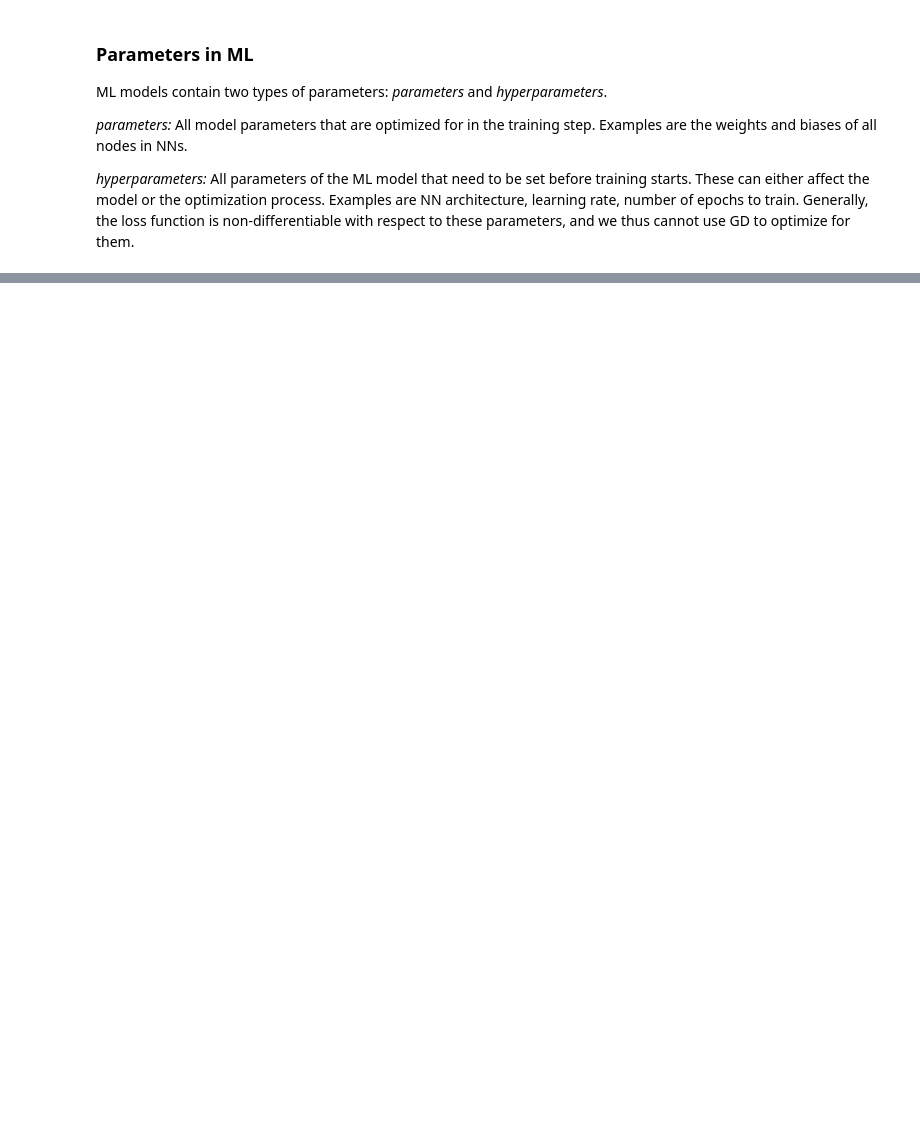
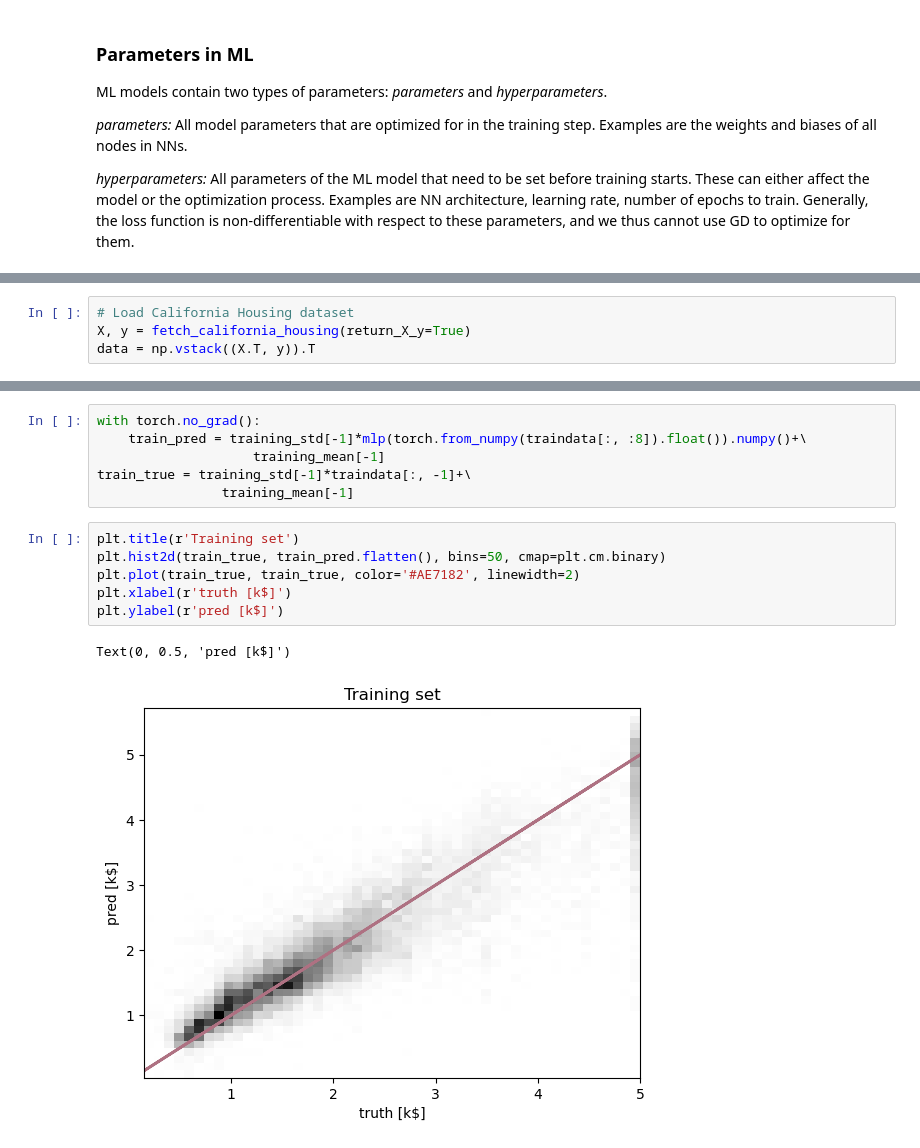
Before and after one commit to hou-physics/stat_methods_AIfA_2024_group_07, a Jupyter notebook: lecture_11/L11_intoduction-to-ML.ipynb, the cells around one changed output, grey strips where cells are left out. Saved outputs shown, nothing was run; the diff lists cells and outputs as text; blank space fills up the shorter version.

```diff
--- a/lecture_11/L11_intoduction-to-ML.ipynb
+++ b/lecture_11/L11_intoduction-to-ML.ipynb
@@ -294,0 +358,4 @@ With this, we arrive at the following general strategy for training ML and deter
+# %%
+# Load California Housing dataset
+X, y = fetch_california_housing(return_X_y=True)
+data = np.vstack((X.T, y)).T
@@ -294,0 +482,15 @@ With this, we arrive at the following general strategy for training ML and deter
+# %%
+with torch.no_grad():
+    train_pred = training_std[-1]*mlp(torch.from_numpy(traindata[:, :8]).float()).numpy()+\
+                    training_mean[-1]
+train_true = training_std[-1]*traindata[:, -1]+\
+                training_mean[-1]
+# %%
+plt.title(r'Training set')
+plt.hist2d(train_true, train_pred.flatten(), bins=50, cmap=plt.cm.binary)
+plt.plot(train_true, train_true, color='#AE7182', linewidth=2)
+plt.xlabel(r'truth [k$]')
+plt.ylabel(r'pred [k$]')
+# %% [output]
+Text(0, 0.5, 'pred [k$]')
+[figure, added]
```
Also changed, not shown: parts of 19 cells of this notebook.
